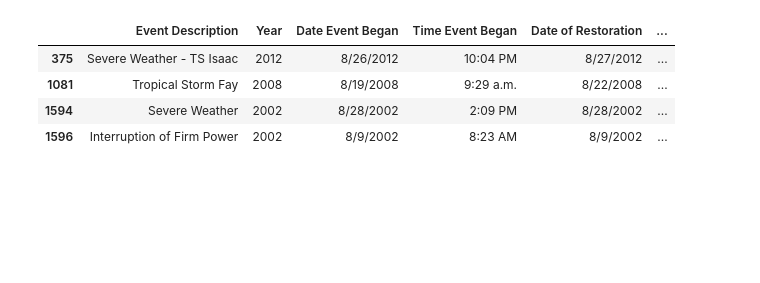
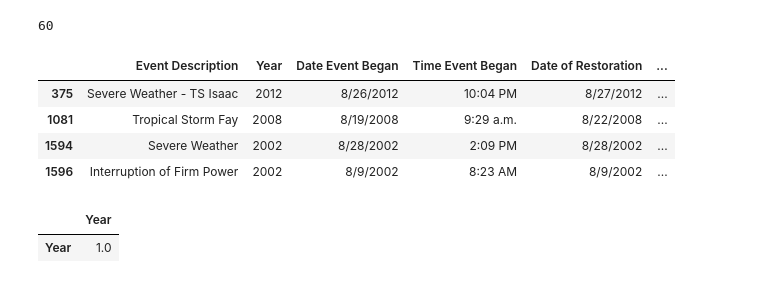
Before and after one commit to talalgedeon/Big-Data-Project, a Jupyter notebook: Power Outages.ipynb, the cells around one changed output. Cells and saved outputs as stored; diff of their text form; code cells hidden in the pictures; blank space fills up the shorter version.

```diff
--- a/Power Outages.ipynb
+++ b/Power Outages.ipynb
@@ -131,3 +40,7 @@ Name: Event Description, Length: 390, dtype: int64
+# %%
+ pd.options.display.max_rows
+# %% [output]
+60
 # %%
 grid[grid['Geographic Areas']=='Florida']
 # %% [output]
@@ -136,3 +49,8 @@ grid[grid['Geographic Areas']=='Florida']
 | 1081 | Tropical Storm Fay | 2008 | 8/19/2008 | 9:29 a.m. | 8/22/2008 | ... |
 | 1594 | Severe Weather | 2002 | 8/28/2002 | 2:09 PM | 8/28/2002 | ... |
 | 1596 | Interruption of Firm Power | 2002 | 8/9/2002 | 8:23 AM | 8/9/2002 | ... |
+# %%
+grid.corr()
+# %% [output]
+|  | Year |
+| Year | 1.0 |
```
Also changed, not shown: parts of 16 cells of this notebook.
